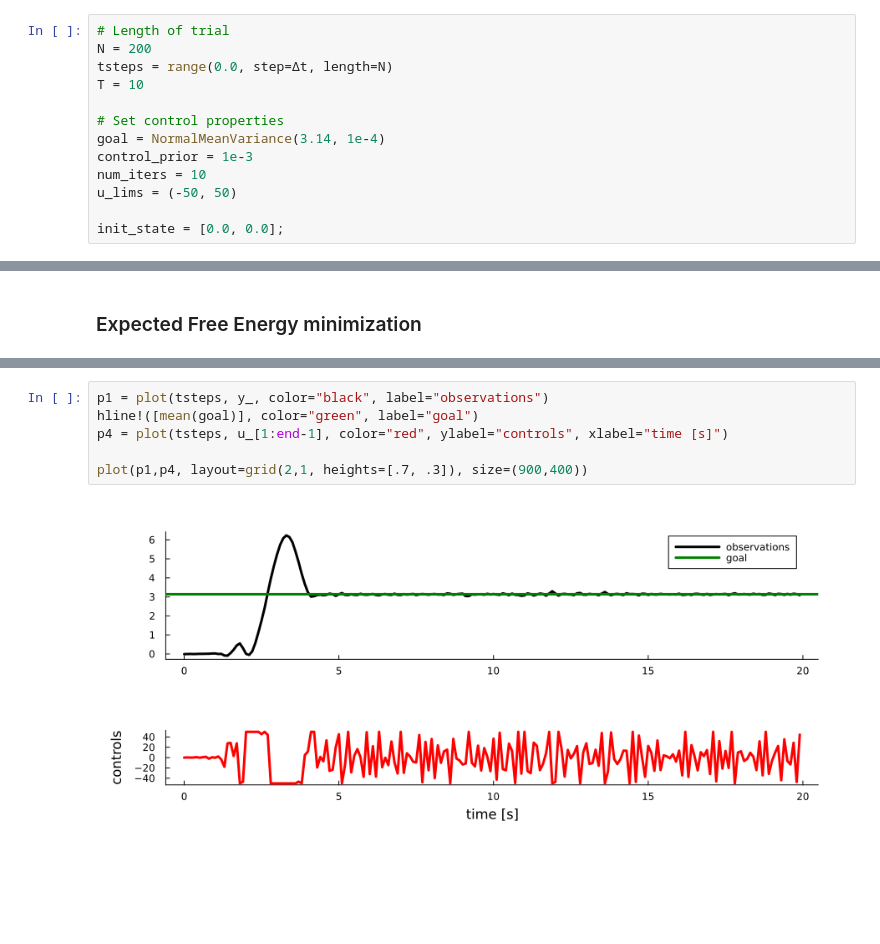
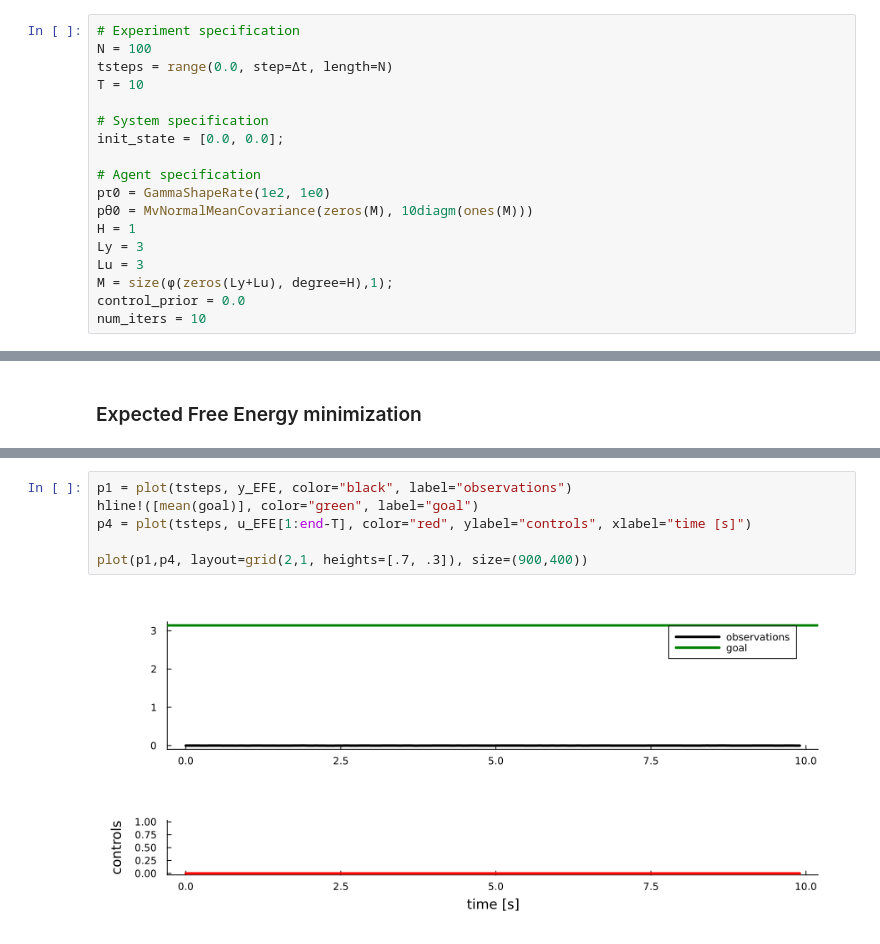
Before and after one commit to wmkouw/narx-efe, a Jupyter notebook: info-seeking/NARX-EFE info-seeking.ipynb, the cells around one changed output, grey strips where cells are left out. Drawn from its saved outputs; the diff is of its cells as text; blank space fills up the shorter version.

```diff
--- a/info-seeking/NARX-EFE info-seeking.ipynb
+++ b/info-seeking/NARX-EFE info-seeking.ipynb
@@ -92,15 +170,20 @@ MvNormalMeanCovariance(
 # %% [markdown]
 ## Experiments
 # %%
-# Length of trial
-N = 200
+# Experiment specification
+N = 100
 tsteps = range(0.0, step=Δt, length=N)
 T = 10
 
-# Set control properties
-goal = NormalMeanVariance(3.14, 1e-4)
-control_prior = 1e-3
+# System specification
+init_state = [0.0, 0.0];
+
+# Agent specification
+pτ0 = GammaShapeRate(1e2, 1e0)
+pθ0 = MvNormalMeanCovariance(zeros(M), 10diagm(ones(M)))
+H = 1
+Ly = 3
+Lu = 3
+M = size(ϕ(zeros(Ly+Lu), degree=H),1);
+control_prior = 0.0
 num_iters = 10
-u_lims = (-50, 50)
-
-init_state = [0.0, 0.0];
@@ -271,10 +365,10 @@ end
 # %%
-p1 = plot(tsteps, y_, color="black", label="observations")
+p1 = plot(tsteps, y_EFE, color="black", label="observations")
 hline!([mean(goal)], color="green", label="goal")
-p4 = plot(tsteps, u_[1:end-1], color="red", ylabel="controls", xlabel="time [s]")
+p4 = plot(tsteps, u_EFE[1:end-T], color="red", ylabel="controls", xlabel="time [s]")
 
 plot(p1,p4, layout=grid(2,1, heights=[.7, .3]), size=(900,400))
 # %% [output]
-[figure, old version]
+[figure, new version]
 # %%
 savefig("figures/NARX-EFE-1Pendulum-trial.png")
```
Also changed, not shown: parts of 43 cells of this notebook, 5 other files.
